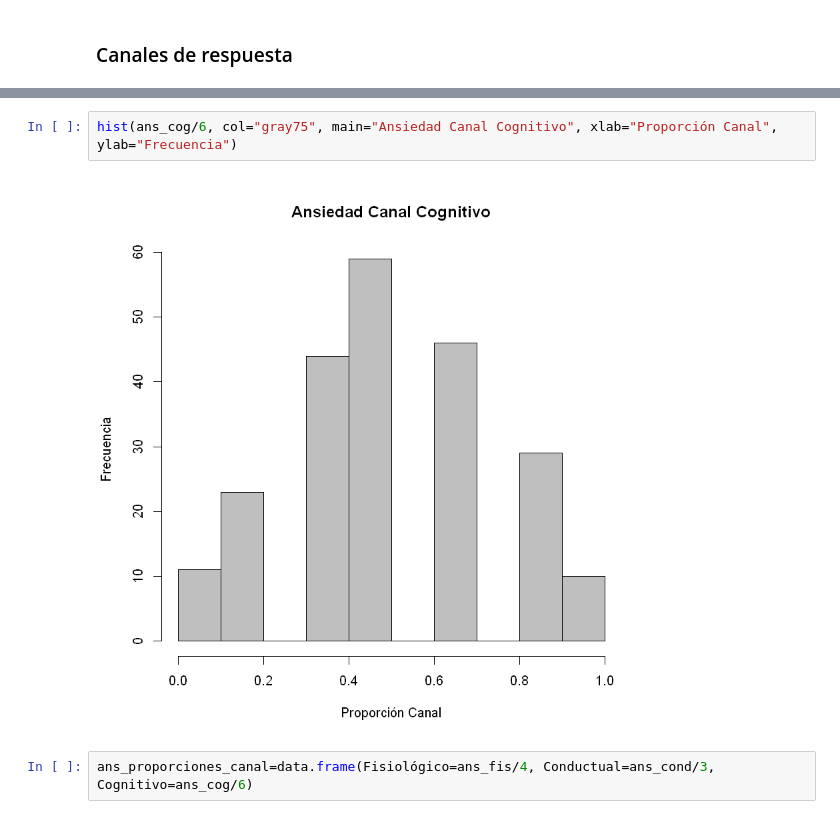
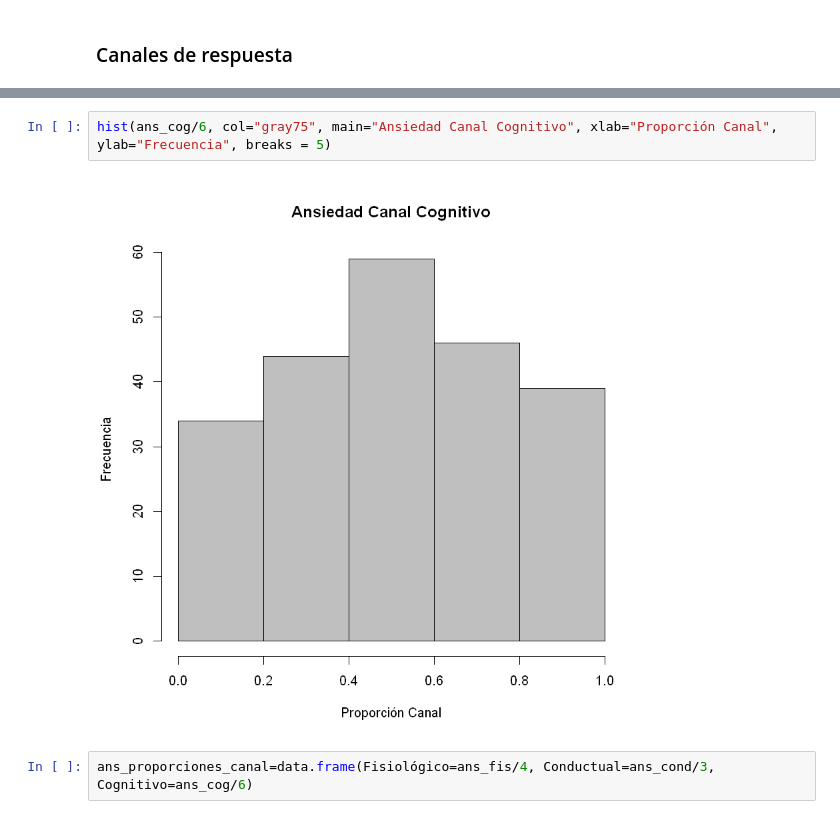
Before and after one commit to Yagwar/Proyectos, a Jupyter notebook: Helena Riesgo Ans-estr.ipynb, the cells around one changed output, grey strips where cells are left out. Cells and saved outputs as stored; diff of their text form.

```diff
--- a/Helena Riesgo Ans-estr.ipynb
+++ b/Helena Riesgo Ans-estr.ipynb
@@ -89,7 +136,7 @@ hist(ans_cond/3, col="gray75", main="Ansiedad Canal Conductual", xlab="Proporci
 # %%
-hist(ans_cog/6, col="gray75", main="Ansiedad Canal Cognitivo", xlab="Proporción Canal", ylab="Frecuencia")
+hist(ans_cog/6, col="gray75", main="Ansiedad Canal Cognitivo", xlab="Proporción Canal", ylab="Frecuencia", breaks = 5)
 # %% [output]
-[figure, old version]
+[figure, new version]
 # %%
 ans_proporciones_canal=data.frame(Fisiológico=ans_fis/4, Conductual=ans_cond/3, Cognitivo=ans_cog/6)
 # %%
```
Also changed, not shown: parts of 28 cells of this notebook.
